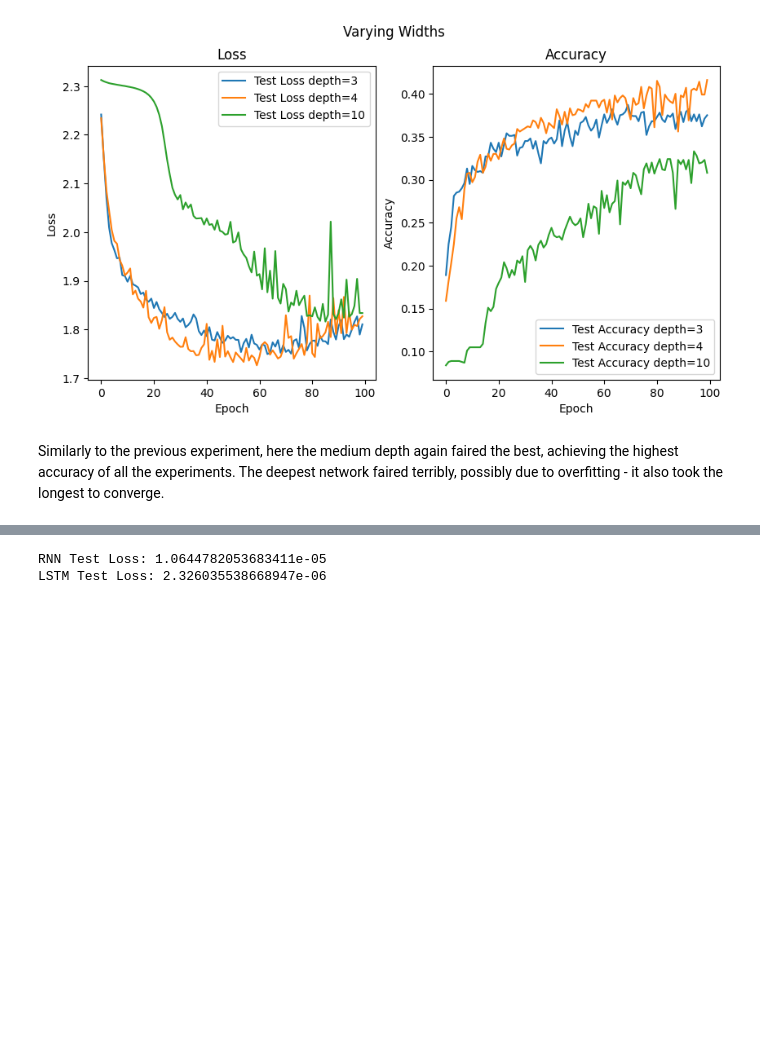
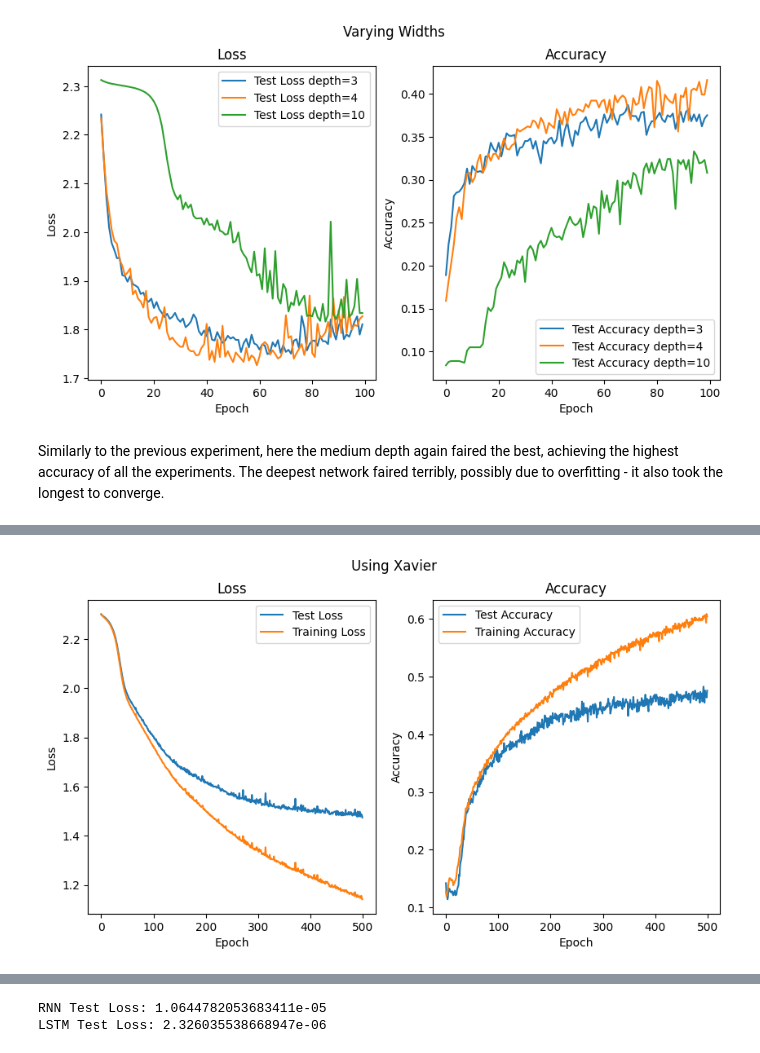
Before and after one commit to yoavgur/ml_hw, a Jupyter notebook: Deep/HW1.ipynb, the cells around one changed output, grey strips where cells are left out. Saved outputs shown, nothing was run; the diff lists cells and outputs as text; code cells hidden in the pictures; blank space fills up the shorter version.

```diff
--- a/Deep/HW1.ipynb
+++ b/Deep/HW1.ipynb
@@ -413,0 +612,6 @@ Similarly to the previous experiment, here the medium depth again faired the bes
+# %%
+_modelXavier = CNN()
+_optimizer = optim.SGD(_modelXavier.parameters(), learning_rate, momentum)
+model, test_losses, test_accuracies, training_losses, training_accuracies = train_CNN(_modelXavier, _criterion, _optimizer,num_epochs=ephocs, std=standard_deviation, xavier=True)
+plot_graphs(test_losses, test_accuracies, training_losses, training_accuracies, "Using Xavier")
+# %% [output]
@@ -413,0 +619 @@ Similarly to the previous experiment, here the medium depth again faired the bes
+[figure, added]
```
Also changed, not shown: parts of 12 cells of this notebook.
